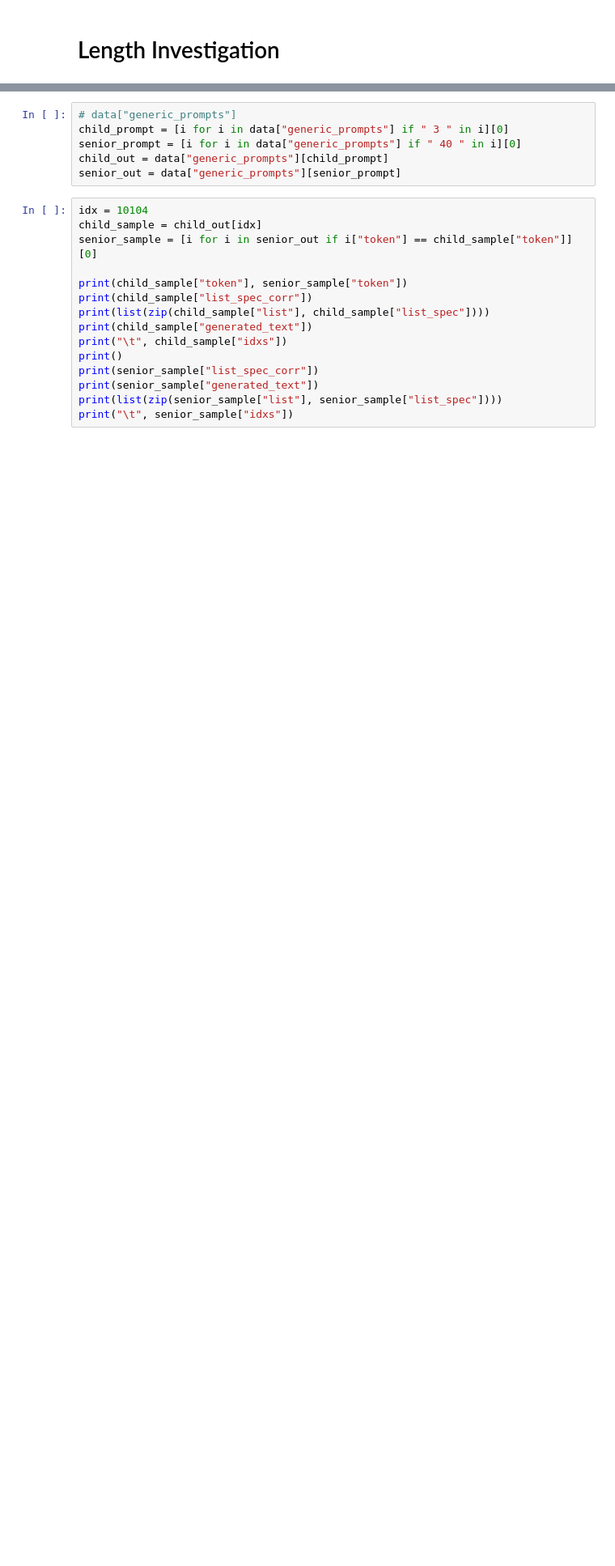
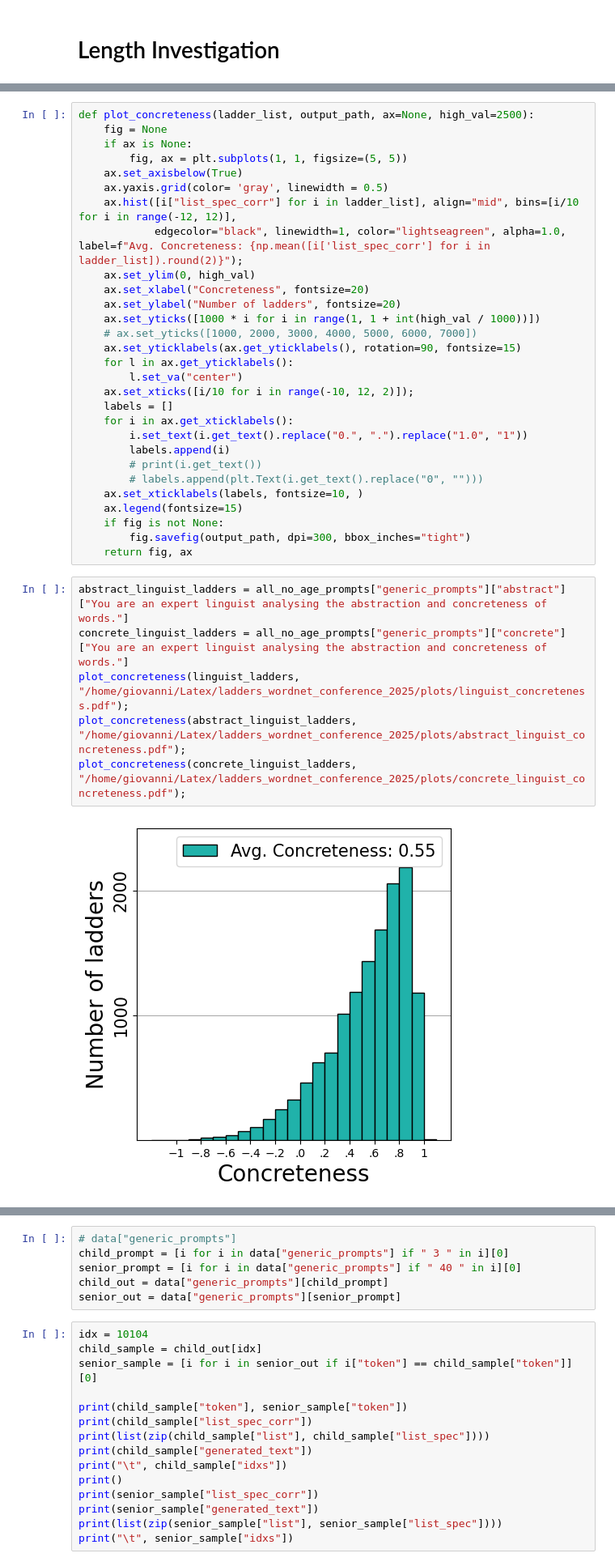
Before and after one commit to gpucce/abstract_llm, a Jupyter notebook: wordnet_study.ipynb, the cells around one changed output, grey strips where cells are left out. Shown at 81% size. Cells and saved outputs as stored; diff of their text form; blank space fills up the shorter version.

```diff
--- a/wordnet_study.ipynb
+++ b/wordnet_study.ipynb
@@ -173,0 +291,37 @@ bubble_fig_age = get_bubble_plot(_plot_data_age, size_factor=200)
+# %%
+def plot_concreteness(ladder_list, output_path, ax=None, high_val=2500):
+    fig = None
+    if ax is None:
+        fig, ax = plt.subplots(1, 1, figsize=(5, 5))
+    ax.set_axisbelow(True)
+    ax.yaxis.grid(color= 'gray', linewidth = 0.5)
+    ax.hist([i["list_spec_corr"] for i in ladder_list], align="mid", bins=[i/10 for i in range(-12, 12)],
+            edgecolor="black", linewidth=1, color="lightseagreen", alpha=1.0, label=f"Avg. Concreteness: {np.mean([i['list_spec_corr'] for i in ladder_list]).round(2)}");
+    ax.set_ylim(0, high_val)
+    ax.set_xlabel("Concreteness", fontsize=20)
+    ax.set_ylabel("Number of ladders", fontsize=20)
+    ax.set_yticks([1000 * i for i in range(1, 1 + int(high_val / 1000))])
+    # ax.set_yticks([1000, 2000, 3000, 4000, 5000, 6000, 7000])
+    ax.set_yticklabels(ax.get_yticklabels(), rotation=90, fontsize=15)
+    for l in ax.get_yticklabels():
+        l.set_va("center")
+    ax.set_xticks([i/10 for i in range(-10, 12, 2)]);
+    labels = []
+    for i in ax.get_xticklabels():
+        i.set_text(i.get_text().replace("0.", ".").replace("1.0", "1"))
+        labels.append(i)
+        # print(i.get_text())
+        # labels.append(plt.Text(i.get_text().replace("0", "")))
+    ax.set_xticklabels(labels, fontsize=10, )
+    ax.legend(fontsize=15)
+    if fig is not None:
+        fig.savefig(output_path, dpi=300, bbox_inches="tight")
+    return fig, ax
+# %%
+abstract_linguist_ladders = all_no_age_prompts["generic_prompts"]["abstract"]["You are an expert linguist analysing the abstraction and concreteness of words."]
+concrete_linguist_ladders = all_no_age_prompts["generic_prompts"]["concrete"]["You are an expert linguist analysing the abstraction and concreteness of words."]
+plot_concreteness(linguist_ladders, "/home/giovanni/Latex/ladders_wordnet_conference_2025/plots/linguist_concreteness.pdf");
+plot_concreteness(abstract_linguist_ladders, "/home/giovanni/Latex/ladders_wordnet_conference_2025/plots/abstract_linguist_concreteness.pdf");
+plot_concreteness(concrete_linguist_ladders, "/home/giovanni/Latex/ladders_wordnet_conference_2025/plots/concrete_linguist_concreteness.pdf");
+# %% [output]
+[figure, added]
```
Also changed, not shown: parts of 30 cells of this notebook, 1 other file.
